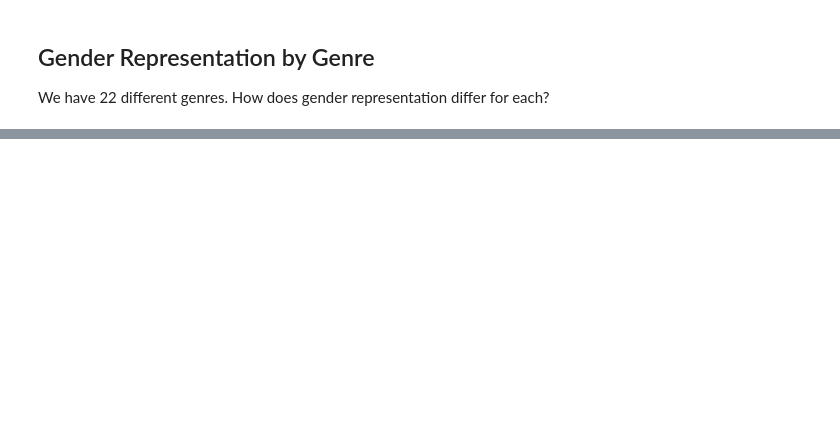
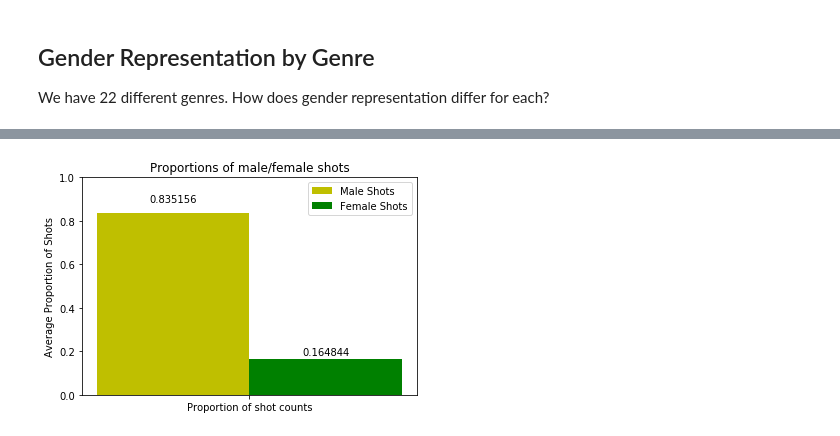
Before and after one commit to DanFu09/esper, a Jupyter notebook: app/notebooks/gender_analysis.ipynb, the cells around one changed output, grey strips where cells are left out. Saved outputs shown, nothing was run; the diff lists cells and outputs as text; code cells hidden in the pictures; blank space fills up the shorter version.

```diff
--- a/app/notebooks/gender_analysis.ipynb
+++ b/app/notebooks/gender_analysis.ipynb
@@ -266,0 +454,12 @@ plot_gender_screen_time_by_genre(videos_with_gender_ratios, genres, 'Male/female
+# %%
+# Get the proportion of males in each frame
+frames_with_male_proportion = faces_with_gender.map(
+    lambda intrvl: (
+        intrvl.start,
+        intrvl.end,
+        [intrvl.payload['gender_probability']
+         if intrvl.payload['gender'] == 'M'
+         else 1-intrvl.payload['gender_probability']])
+).coalesce(payload_merge_op=payload_plus).map(
+    lambda intrvl: (intrvl.start, intrvl.end, [intrvl.payload])
+)
@@ -266,0 +486,27 @@ plot_gender_screen_time_by_genre(videos_with_gender_ratios, genres, 'Male/female
+# %%
+# # Merge shots with one gender with shot scales
+# # Next, overlap the shots with per-frame shot scales so that the payload
+# #   for each shot is a list of all the shot scales in the shot
+# # Finally, take the mode of the shot scales to get the scale of the whole shot
+# def get_mode(objs, label):
+#     items = [o[label] for o in objs]
+#     return max(set(items), key=items.count)
+
+# shots_with_scale_and_gender = shots_one_gender.merge(
+#     shot_scales,
+#     payload_merge_op=lambda gender, frame_shot_scale: [{'gender': gender, 'scales': frame_shot_scale}],
+#     predicate=overlaps(),
+#     working_window=1
+# ).coalesce(
+#     payload_merge_op=payload_plus
+# ).map(
+#     lambda shot_interval: (
+#         shot_interval.get_start(),
+#         shot_interval.get_end(),
+#         {'gender': shot_interval.get_payload()[0]['gender'],
+#          'scale': get_mode(shot_interval.get_payload(), 'scales') }
+#     )
+# )
+shots_with_scale_and_gender = shots_one_gender.map(
+    lambda intrvl: (intrvl.get_start(), intrvl.get_end(), { 'gender': intrvl.get_payload() })
+)
@@ -266,0 +558,4 @@ plot_gender_screen_time_by_genre(videos_with_gender_ratios, genres, 'Male/female
+# %%
+plot_count_of_male_vs_female_shots(shots_with_scale_and_gender)
+# %% [output]
+[figure, added]
```
Also changed, not shown: parts of 36 cells of this notebook, 1 other file.
